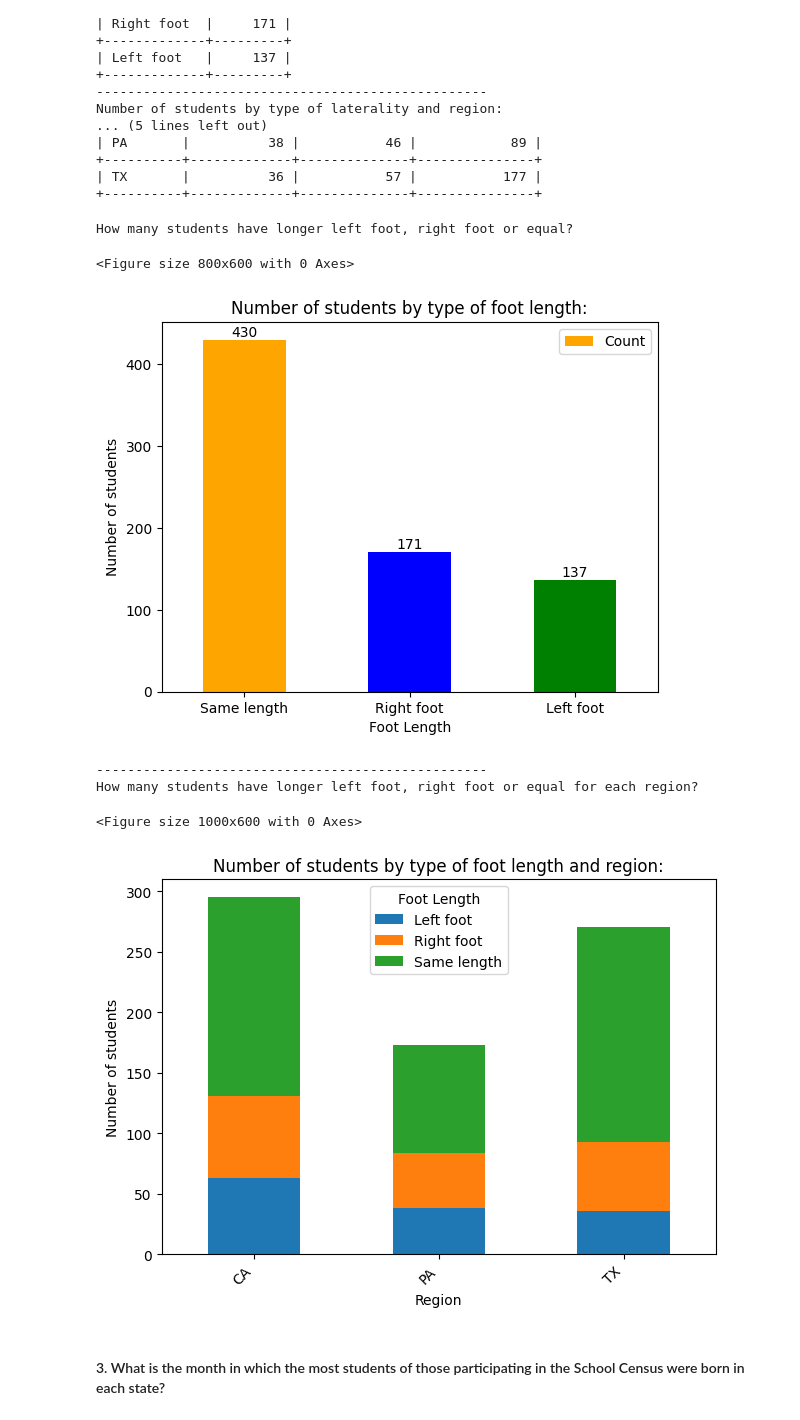
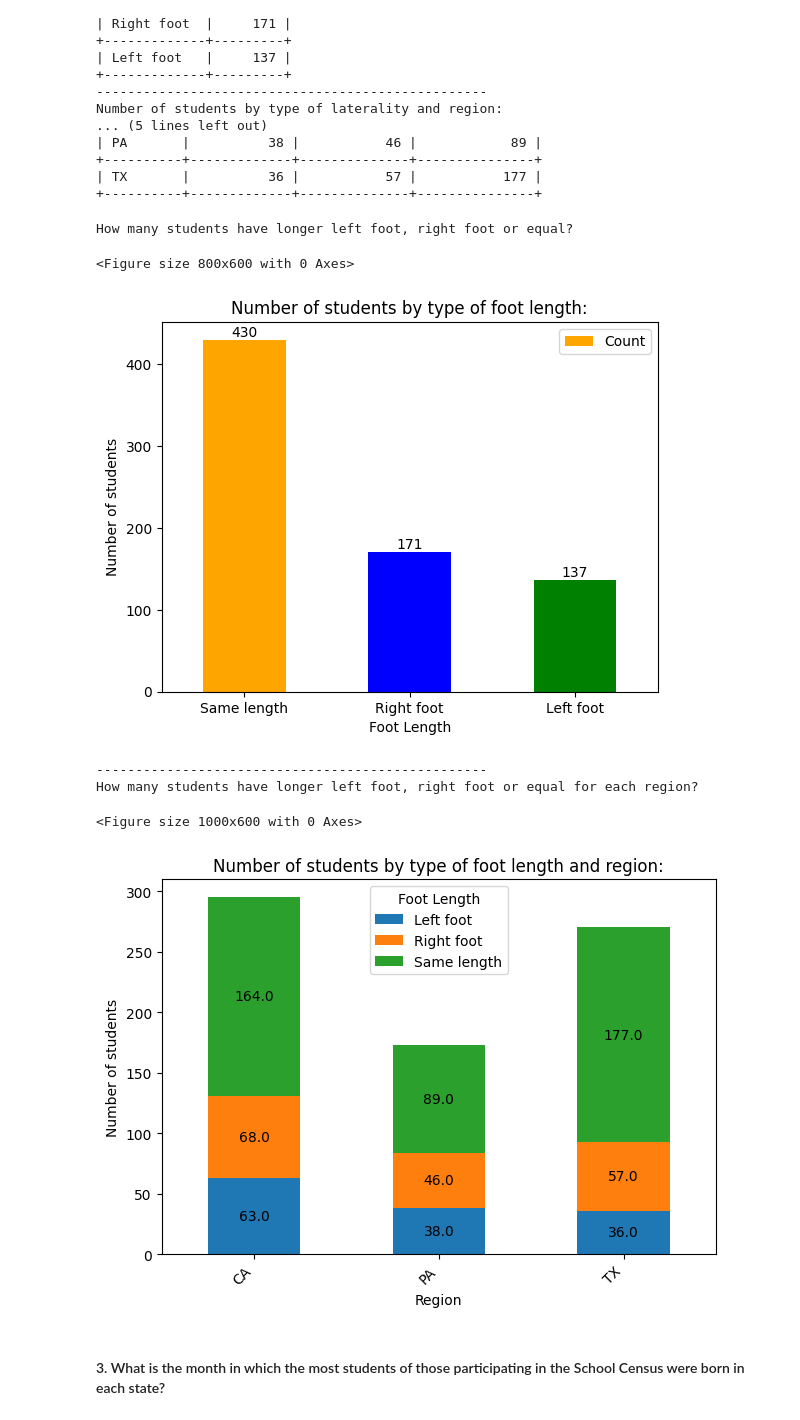
Before and after one commit to DCajiao/Statistical-analysis-project-, a Jupyter notebook: notebooks/EDA-DCajiao {1-6}.ipynb, the cells around one changed output. Saved outputs shown, nothing was run; the diff lists cells and outputs as text; code cells hidden in the pictures.

```diff
--- a/EDA.ipynb
+++ b/notebooks/EDA-DCajiao {1-6}.ipynb
@@ -121,8 +129,6 @@ print("How many students are right-handed, left-handed or ambidextrous for each
 handed_by_region = df.groupby(['Region', 'Handed']).size().unstack(fill_value=0) # Group by region and count the unique laterality values within each group.
 ax = handed_by_region.plot(kind='bar', stacked=True, figsize=(8, 6)) # Plot the distribution of laterality by region.
 
-for p in ax.patches: # Add the values in each bar
-    ax.annotate(str(p.get_height()), (p.get_x() + p.get_width() / 2., p.get_height()), ha='center', va='bottom')
 
 plt.title('Number of students by type of laterality and region:')
 plt.xlabel('Region')
@@ -130,6 +136,11 @@ plt.ylabel('Number of students')
 plt.xticks(rotation=45, ha='right')
 plt.legend(title='Lateralidad')
 plt.tight_layout()
+for p in ax.patches:
+        width = p.get_width()
+        height = p.get_height()
+        x, y = p.get_xy()
+        ax.annotate(f'{height}', (x + width / 2, y + height / 2), ha='center', va='center')
 plt.show()
 # %% [output]
 How many students are right-handed, left-handed or ambidextrous?
@@ -178,34 +189,42 @@ for p in ax.patches: # Add the values in each bar
     ax.annotate(str(p.get_height()), (p.get_x() + p.get_width() / 2., p.get_height()), ha='center', va='bottom')
 plt.title('Number of students by type of foot length:')
 plt.xlabel('Foot Length')
 plt.ylabel('Number of students')
 plt.xticks(rotation=0)
+
 plt.show()
 print('-'*50)
 
 #----------------------------------------------------------------
 # 2a.How many students have longer left foot, right foot or equal for each region?
 print("How many students have longer left foot, right foot or equal for each region?")
 foot_length_by_region = df.groupby(['Region', 'Longer_foot']).size().unstack(fill_value=0) # Group by region and count the unique foot length values within each group.
 plt.figure(figsize=(10, 6))
 ax = foot_length_by_region.plot(kind='bar', stacked=True) # Plot the distribution of foot length by region.
 
 
 plt.title('Number of students by type of foot length and region:')
 plt.xlabel('Region')
 plt.ylabel('Number of students')
 plt.xticks(rotation=45, ha='right')
 plt.legend(title='Foot Length')
 plt.tight_layout()
+
+for p in ax.patches:
+        width = p.get_width()
+        height = p.get_height()
+        x, y = p.get_xy()
+        ax.annotate(f'{height}', (x + width / 2, y + height / 2), ha='center', va='center')
+
 plt.show()
 # %% [output]
 How many students have longer left foot, right foot or equal?
 <Figure size 800x600 with 0 Axes>
 [figure]
 --------------------------------------------------
 How many students have longer left foot, right foot or equal for each region?
 <Figure size 1000x600 with 0 Axes>
-[figure, old version]
+[figure, new version]
 # %% [markdown]
 #### 3. What is the month in which the most students of those participating in the School Census were born in each state?
 # %%
```
Also changed, not shown: parts of 2 cells of this notebook, 4 other files.
